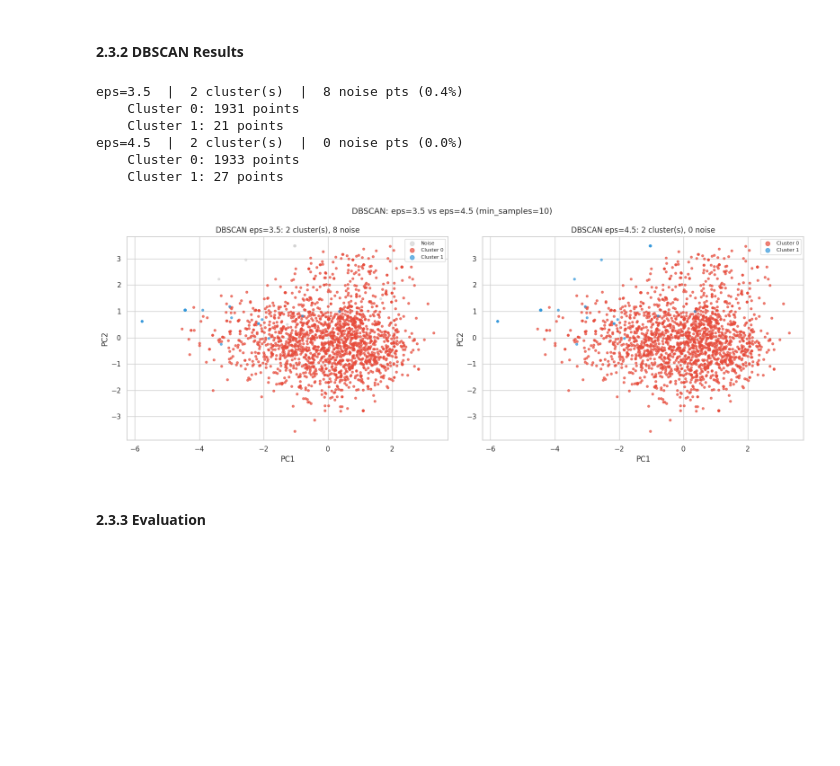
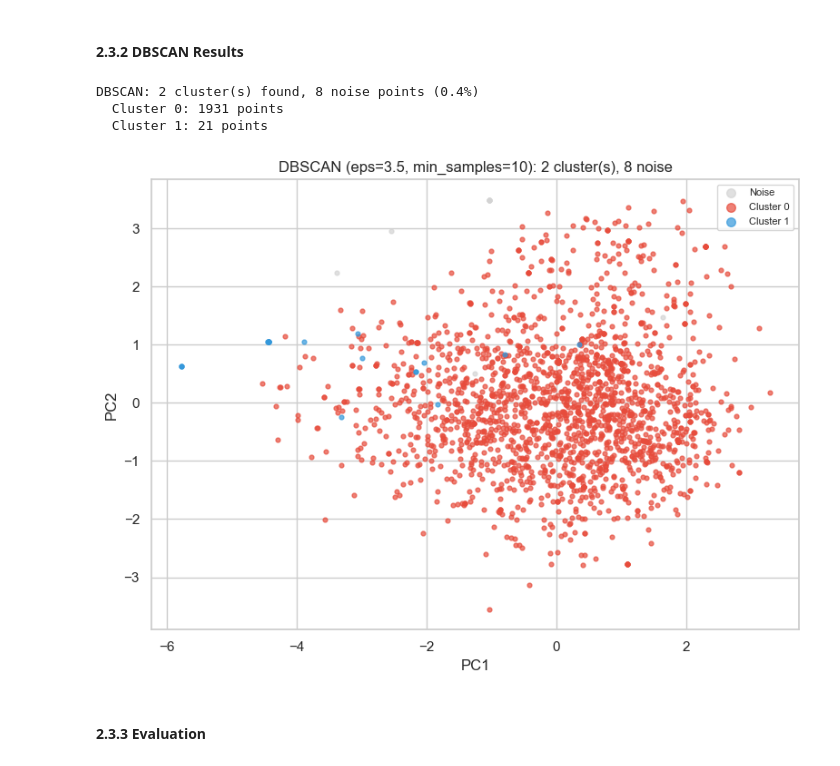
Before and after one commit to CallanMark/Data-Mining-Project, a Jupyter notebook: implementation.ipynb, the cells around one changed output. Cells and saved outputs as stored; diff of their text form; code cells hidden in the pictures; blank space fills up the shorter version.

```diff
--- a/implementation.ipynb
+++ b/implementation.ipynb
@@ -815,44 +760,29 @@ print("The elbow region suggests eps ≈ 3.5 – 4.5 with min_samples=10.")
 The elbow region suggests eps ≈ 3.5 – 4.5 with min_samples=10.
 # %% [markdown]
 #### 2.3.2 DBSCAN Results
-# %%
-# Run DBSCAN for both candidate eps values identified in the k-NN plot
-eps_candidates = [3.5, 4.5]
-dbscan_results = {}
-
-for eps_val in eps_candidates:
-    db = DBSCAN(eps=eps_val, min_samples=10)
-    labels = db.fit_predict(X_clust)
-    n_cl   = len(set(labels)) - (1 if -1 in labels else 0)
-    n_ns   = (labels == -1).sum()
-    dbscan_results[eps_val] = {"labels": labels, "n_clusters": n_cl, "n_noise": n_ns}
-    print(f"eps={eps_val}  |  {n_cl} cluster(s)  |  {n_ns} noise pts "          f"({100 * n_ns / len(labels):.1f}%)")
-    unique, counts = np.unique(labels[labels != -1], return_counts=True)
-    for u, c in zip(unique, counts):
-        print(f"    Cluster {u}: {c} points")
-
-# Side-by-side scatter plots
-fig, axes = plt.subplots(1, 2, figsize=(16, 6))
-for ax, eps_val in zip(axes, eps_candidates):
-    res = dbscan_results[eps_val]
-    plot_clusters(X_2d, res["labels"],
-                  f"DBSCAN eps={eps_val}: {res['n_clusters']} cluster(s), "                  f"{res['n_noise']} noise",
-                  ax, noise=True)
-plt.suptitle("DBSCAN: eps=3.5 vs eps=4.5 (min_samples=10)", fontsize=13)
-plt.tight_layout(); plt.show()
-
-# Use eps=3.5 as the primary result going forward (less over-merged)
-lab_db    = dbscan_results[3.5]["labels"]
-n_clusters_db = dbscan_results[3.5]["n_clusters"]
-n_noise_db    = dbscan_results[3.5]["n_noise"]
-# %% [output]
-eps=3.5  |  2 cluster(s)  |  8 noise pts (0.4%)
-    Cluster 0: 1931 points
-    Cluster 1: 21 points
-eps=4.5  |  2 cluster(s)  |  0 noise pts (0.0%)
-    Cluster 0: 1933 points
-    Cluster 1: 27 points
-[figure, removed]
+# %%
+dbscan = DBSCAN(eps=3.5, min_samples=10)
+lab_db = dbscan.fit_predict(X_clust)
+
+n_clusters_db = len(set(lab_db)) - (1 if -1 in lab_db else 0)
+n_noise_db    = (lab_db == -1).sum()
+print(f"DBSCAN: {n_clusters_db} cluster(s) found, {n_noise_db} noise points "
+      f"({100 * n_noise_db / len(lab_db):.1f}%)")
+
+unique_db, counts_db = np.unique(lab_db[lab_db != -1], return_counts=True)
+for u, c in zip(unique_db, counts_db):
+    print(f"  Cluster {u}: {c} points")
+
+fig, ax = plt.subplots(figsize=(8, 6))
+plot_clusters(X_2d, lab_db,
+              f"DBSCAN (eps=3.5, min_samples=10): {n_clusters_db} cluster(s), "
+              f"{n_noise_db} noise", ax, noise=True)
+plt.tight_layout(); plt.show()
+# %% [output]
+DBSCAN: 2 cluster(s) found, 8 noise points (0.4%)
+  Cluster 0: 1931 points
+  Cluster 1: 21 points
+[figure, added]
 # %% [markdown]
 #### 2.3.3 Evaluation
 # %%
```
Also changed, not shown: parts of 37 cells of this notebook, 1 other file.
